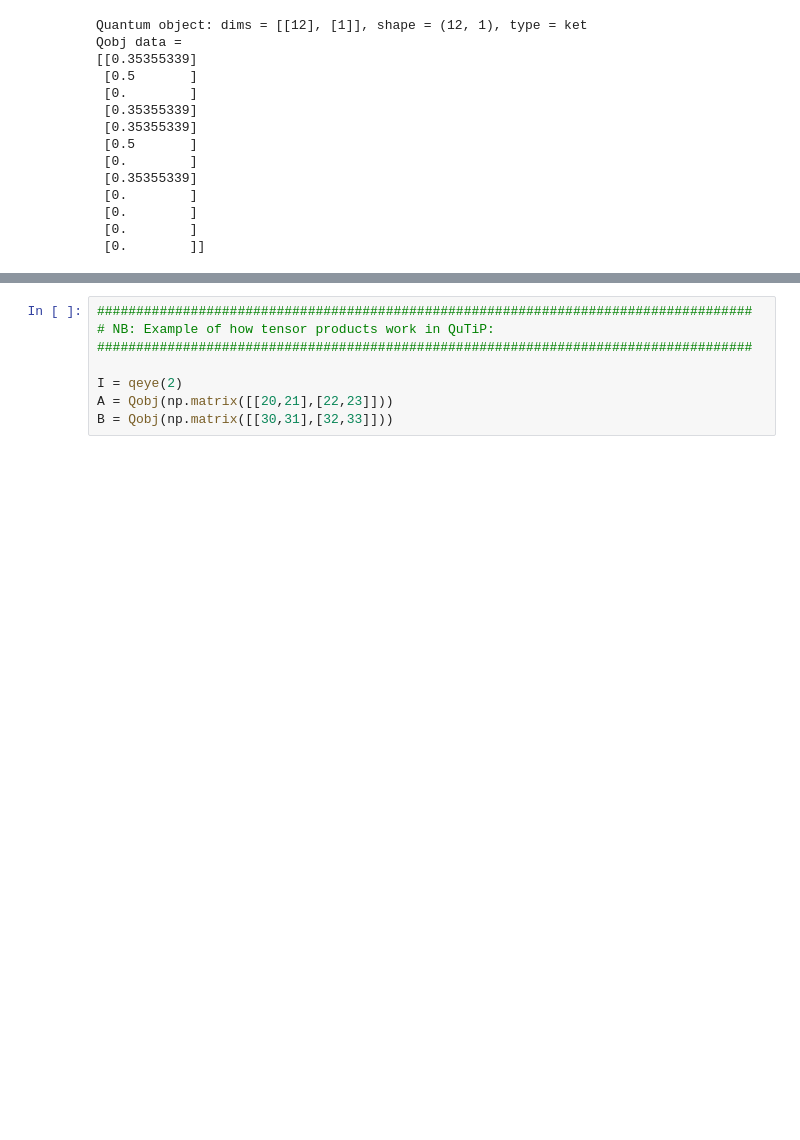
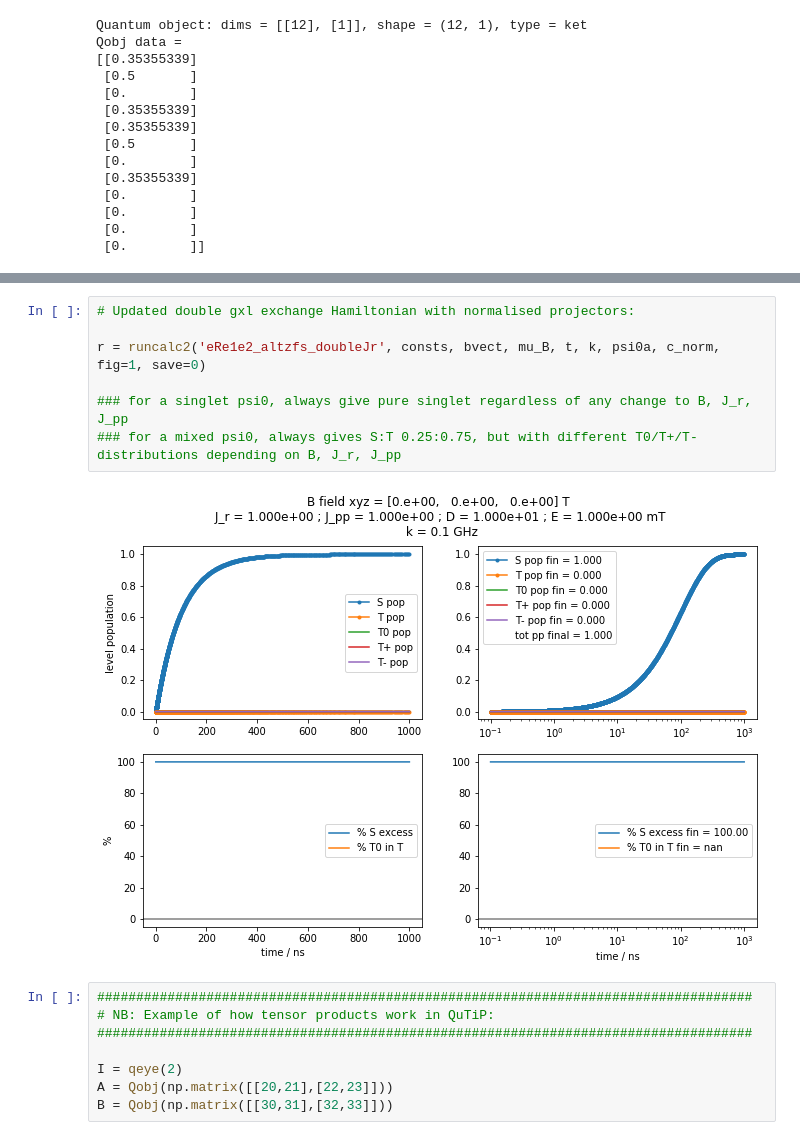
Before and after one commit to sebgorgon/Spinworks, a Jupyter notebook: 200615-Gxl update-ntbk.ipynb, the cells around one changed output, grey strips where cells are left out. Drawn from its saved outputs; the diff is of its cells as text; blank space fills up the shorter version.

```diff
--- a/200615-Gxl update-ntbk.ipynb
+++ b/200615-Gxl update-ntbk.ipynb
@@ -335,3 +438,12 @@ r = runcalc2(consts, bvect, mu_B, t, k, psi0a, c_norm, fig=1, save=0)  # with no
+# %%
+# Updated double gxl exchange Hamiltonian with normalised projectors:
+
+r = runcalc2('eRe1e2_altzfs_doubleJr', consts, bvect, mu_B, t, k, psi0a, c_norm, fig=1, save=0)
+
+### for a singlet psi0, always give pure singlet regardless of any change to B, J_r, J_pp
+### for a mixed psi0, always gives S:T 0.25:0.75, but with different T0/T+/T- distributions depending on B, J_r, J_pp
+# %% [output]
+[figure, added]
 # %%
 ####################################################################################
 # NB: Example of how tensor products work in QuTiP:
```
Also changed, not shown: parts of 9 cells of this notebook, 1 other file.
